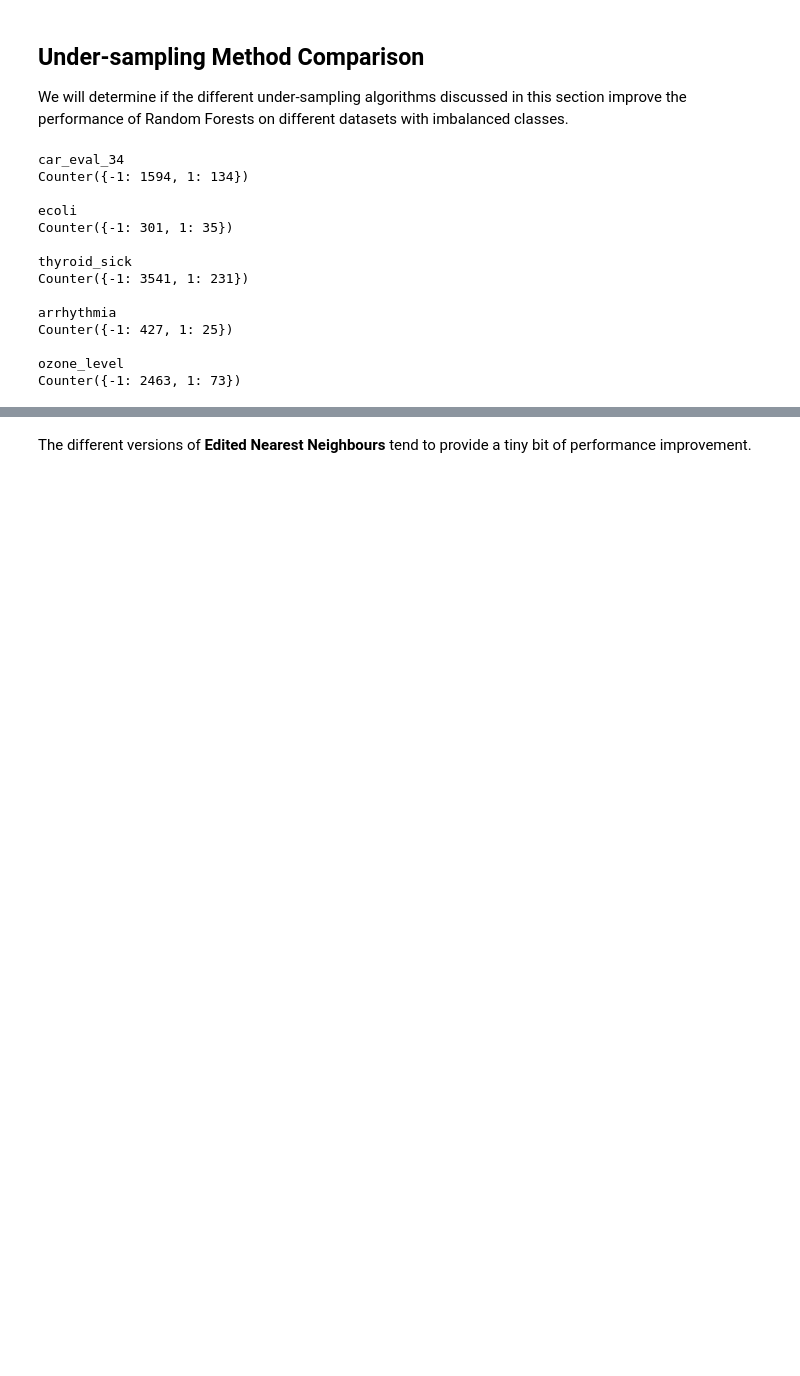
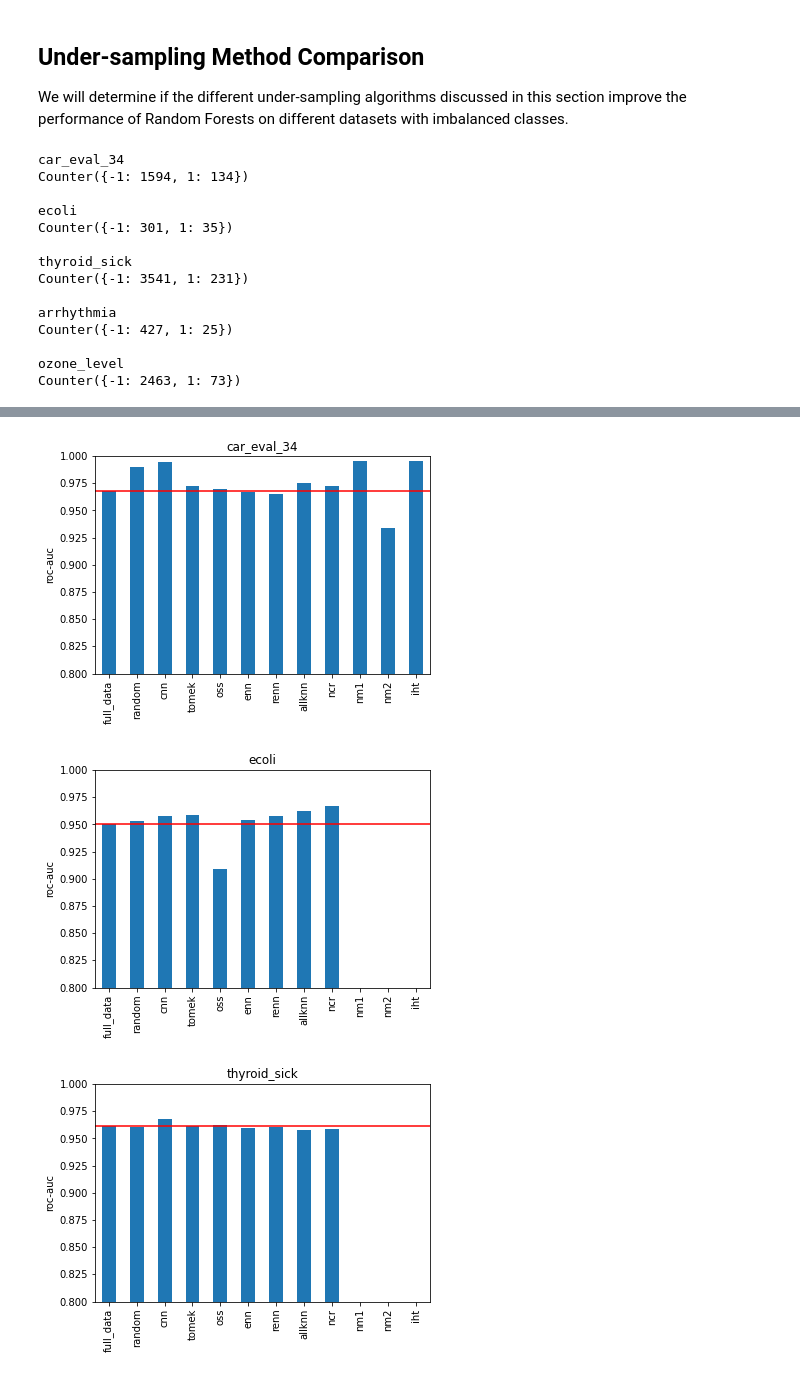
Before and after one commit to solegalli/machine-learning-imbalanced-data, a Jupyter notebook: Section-04-Undersampling/04-11-Under-sampling-method-comparison.ipynb, the cells around one changed output, grey strips where cells are left out. Cells and saved outputs as stored; diff of their text form; code cells hidden in the pictures; blank space fills up the shorter version.

```diff
--- a/Section-04-Undersampling/04-11-Under-sampling-method-comparison.ipynb
+++ b/Section-04-Undersampling/04-11-Under-sampling-method-comparison.ipynb
@@ -233,2 +236,13 @@ for dataset in datasets_ls:
-# %% [markdown]
-The different versions of **Edited Nearest Neighbours** tend to provide a tiny bit of performance improvement.
+# %%
+for dataset in datasets_ls:
+
+    pd.Series(results_dict[dataset]).plot.bar()
+    plt.title(dataset)
+    plt.ylabel('roc-auc')
+    plt.ylim(0.8, 1)
+    plt.axhline(results_dict[dataset]['full_data'], color='r')
+    plt.show()
+# %% [output]
+[figure, added]
+[figure, added]
+[figure, added]
```
Also changed, not shown: parts of 5 cells of this notebook, 2 other files.
